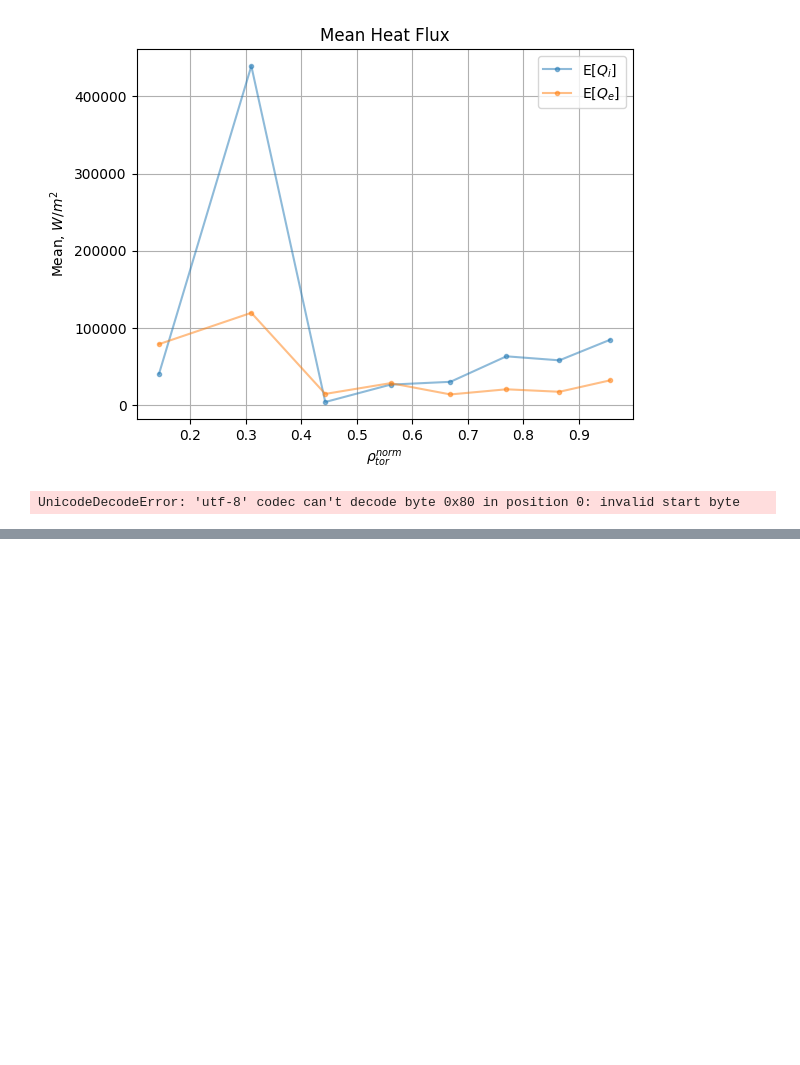
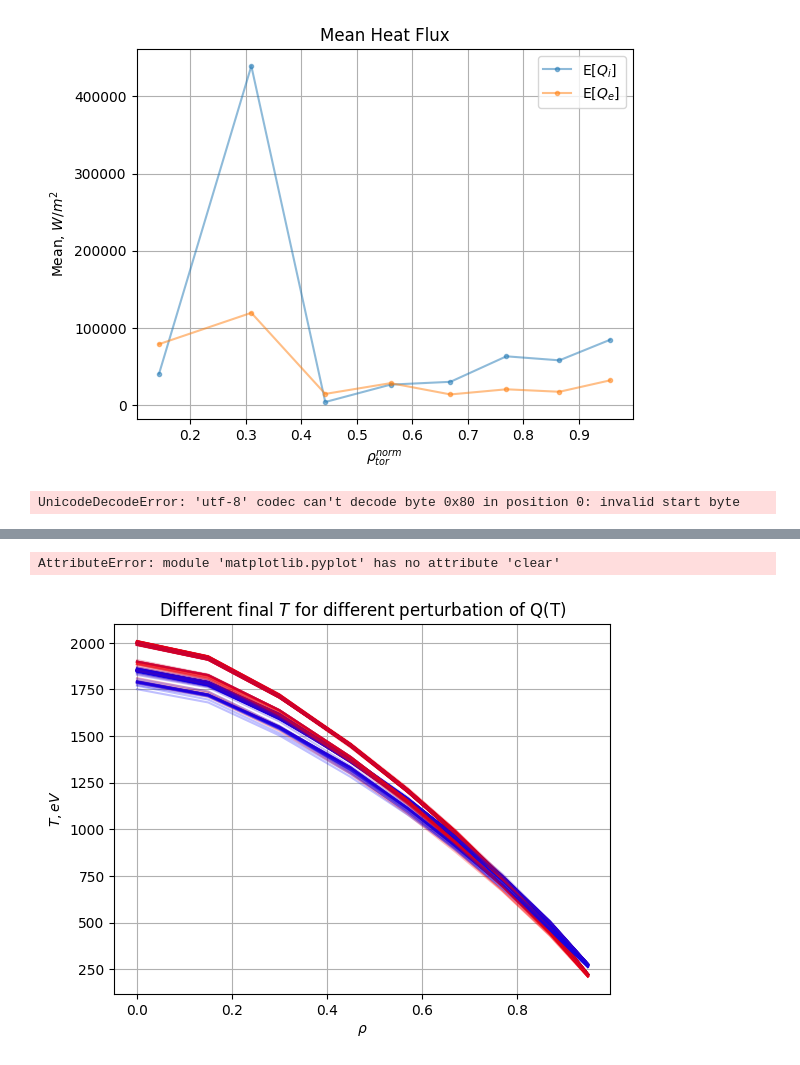
Before and after one commit to vecma-ipp/MFW, a Jupyter notebook: uq/basicda/surrogate_scans.ipynb, the cells around one changed output, grey strips where cells are left out. Cells and saved outputs as stored; diff of their text form; code cells hidden in the pictures; blank space fills up the shorter version.

```diff
--- a/uq/basicda/surrogate_scans.ipynb
+++ b/uq/basicda/surrogate_scans.ipynb
@@ -559,0 +571,66 @@ ti_value_95
+# %%
+# Plotting various samples of Aleatoric algo
+
+import numpy as np
+from matplotlib import pyplot as plt
+import pickle
+
+from cycler import cycler
+
+alpha_transp = 0.25
+color_step = 0.03
+color_num = 10
+
+ind_coords = [0, 15, 30, 45, 57, 67, 77, 87, 95]
+ft_coords = [0.143587306141853 , 0.309813886880875 , 0.442991137504578 , 0.560640752315521 , 0.668475985527039 , 0.769291400909424 , 0.864721715450287 , 0.955828309059143]
+species = ['e', 'i']
+
+sp_cmaps = [[(1.-color_step*i, 0.0, color_step*i  ) for i in range(0,color_num)],
+            [(color_step*i,    0.0, 1-color_step*i) for i in range(0,color_num)]]
+
+cov_inputs = [0.1,] # 0.05 # 0.25]
+
+# Read the files
+result_filename_list = ['../result_aleatoric_wf.pickle.20240220_1750', '../result_aleatoric_wf.pickle.20240220_1817']
+output_columns =  ["te_value_0", "te_value_15", "te_value_30", "te_value_45", "te_value_57", "te_value_67", "te_value_77", "te_value_87", "te_value_95",
+                   "ti_value_0", "ti_value_15", "ti_value_30", "ti_value_45", "ti_value_57", "ti_value_67", "ti_value_77", "ti_value_87", "ti_value_95",]
+
+data_list = []
+# should be (at least) 3D data-structure: n_qoi x n_statistics x n_runs
+for filename in result_filename_list:
+    with open(filename, "rb") as f:
+        data = pickle.load(f)
+    data_list.append(data.samples[output_columns])
+
+# Plot different realisations of final coretemperature profiles
+fig, ax = plt.subplots()
+
+x = np.array([coord/100. for coord in ind_coords])
+i = 0
+for run_k, row_data in data_list[i].iterrows():
+    for sp_m,sp in enumerate(species):
+        y = np.array([row_data[f"t{sp}_value_{coord}"] for coord in ind_coords])
+
+        ax.plot(x, y,
+                alpha=alpha_transp,
+                c=sp_cmaps[sp_m][run_k%color_num],
+                )
+
+# # special treatment of the last element to set up labels
+# row_k_l, row_data_k = data_list[i].iterrows().tail()
+# for sp_m,sp in enumerate(species):
+#     y = np.array([row_data[f"t{sp}_value_{coord}"] for coord in ind_coords])
+
+#     ax.plot(x, y,
+#             alpha=alpha_transp,
+#             c=sp_cmaps[sp_m][run_k%color_num],
+#             label=f"$T_{sp}$",
+#             )
+
+ax.set_xlabel(f"$\\rho$")
+ax.set_ylabel(f"$T, eV$")
+ax.set_title(f"Different final $T$ for different perturbation of Q(T)")
+fig.savefig(f"gem0sur_aleatoric_samples.pdf")
+# %% [output]
+AttributeError: module 'matplotlib.pyplot' has no attribute 'clear'
+[figure, added]
```
Also changed, not shown: parts of 3 cells of this notebook.
